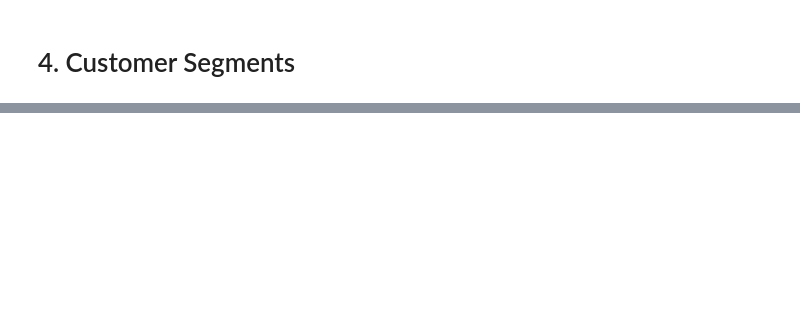
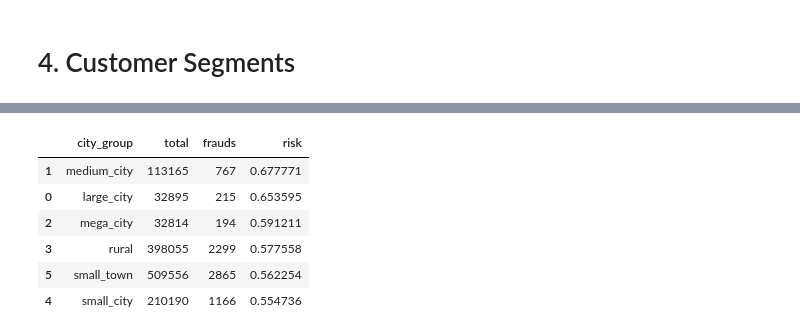
Before and after one commit to SabaGuledani/Credit-Card-Transactions-Fraud-Detection, a Jupyter notebook: notebooks/core_business_metrics.ipynb, the cells around one changed output, grey strips where cells are left out. Drawn from its saved outputs; the diff is of its cells as text; code cells hidden in the pictures; blank space fills up the shorter version.

```diff
--- a/notebooks/core_business_metrics.ipynb
+++ b/notebooks/core_business_metrics.ipynb
@@ -127,0 +122,11 @@ df.groupby(["age_group", 'is_fraud']).count()[["first"]].reset_index()
+# %%
+city_size_fraud_risk_rate_df = get_fraud_risk_rate(df, "city_group")
+city_size_fraud_risk_rate_df
+# %% [output]
+|  | city_group | total | frauds | risk |
+| 1 | medium_city | 113165 | 767 | 0.677771 |
+| 0 | large_city | 32895 | 215 | 0.653595 |
+| 2 | mega_city | 32814 | 194 | 0.591211 |
+| 3 | rural | 398055 | 2299 | 0.577558 |
+| 5 | small_town | 509556 | 2865 | 0.562254 |
+| 4 | small_city | 210190 | 1166 | 0.554736 |
```
Also changed, not shown: parts of 6 cells of this notebook, 1 other file.
